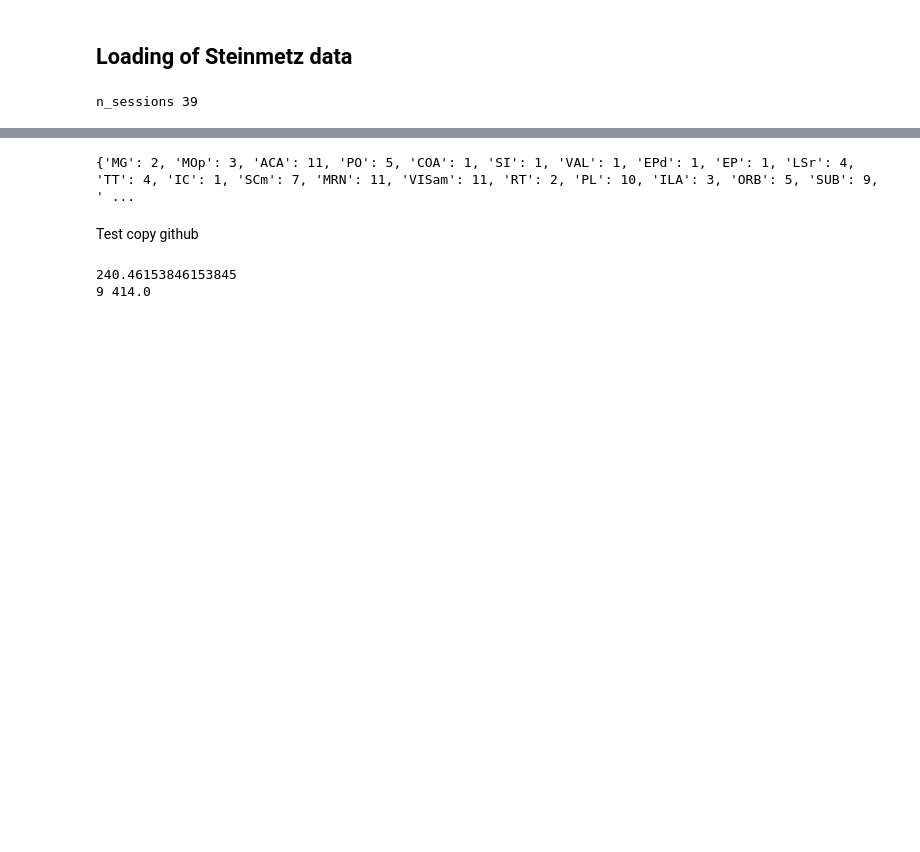
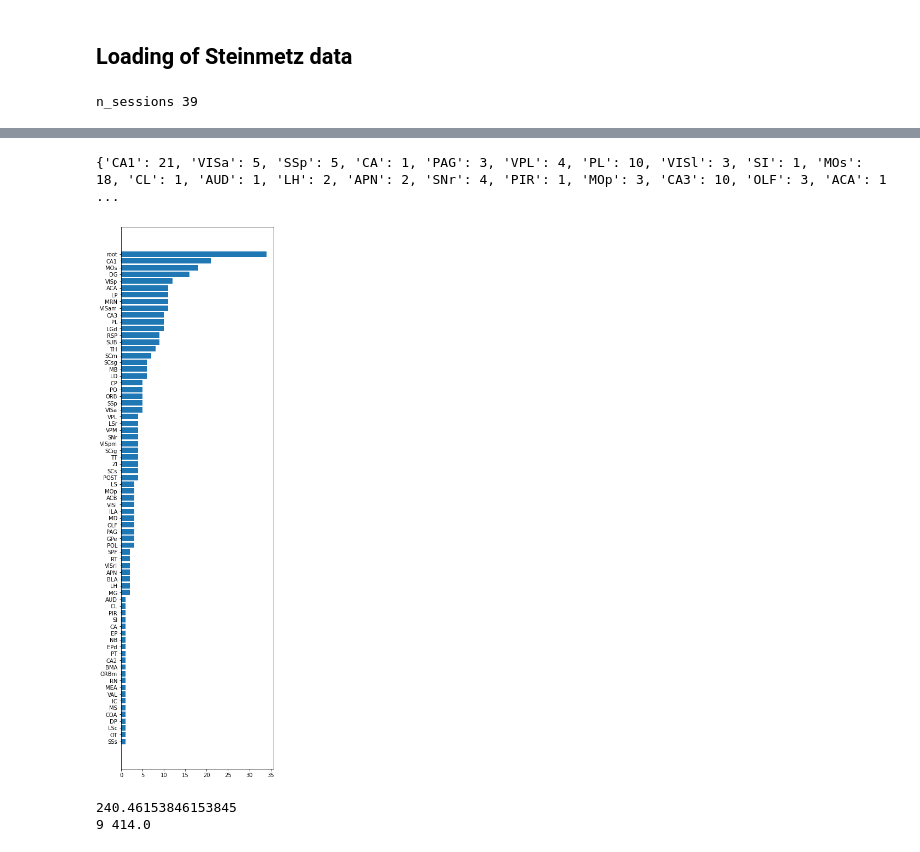
Before and after one commit to cedricfoucault/scarletbutterfly, a Jupyter notebook: scarletbutterfly_decoding_steinmetz.ipynb, the cells around one changed output, grey strips where cells are left out. Saved outputs shown, nothing was run; the diff lists cells and outputs as text; code cells hidden in the pictures; blank space fills up the shorter version.

```diff
--- a/scarletbutterfly_decoding_steinmetz.ipynb
+++ b/scarletbutterfly_decoding_steinmetz.ipynb
@@ -89,25 +89,38 @@ for i_session in range(n_sessions):
 # %%
 #Extracting brain areas:
 brain_areas = set()
 
 for i in range(n_sessions):
   brain_areas.update(filtered_data[i]['brain_area'])
 
 
 #Let's focus on subcortical brain areas as they appear to experience a spike
 #Basal ganglia, midbrain
 basal_ganglia = ["ACB", "CP", "GPe", "LS", "LSc", "LSr", "MS", "OT", "SNr", "SI"]
 midbrain = ["APN", "IC", "MB", "MRN", "NB", "PAG", "RN", "SCs", "SCm", "SCig", "SCsg", "ZI"]
 
 count_dict = {area:0 for area in brain_areas}
 
 for i in range(n_sessions):
   for area in set(filtered_data[i]['brain_area']):
       count_dict[area] += 1
 
 print(count_dict)
+areas = list(count_dict.keys())
+count_sessions_per_areas = np.array(list(count_dict.values()))
+sorted_indices = np.argsort(count_sessions_per_areas)
+areas = [ areas[i] for i in sorted_indices ]
+count_sessions_per_areas = count_sessions_per_areas[sorted_indices]
+y_bars = np.arange(len(areas))
+fig = plt.figure(figsize=(5., len(y_bars) / 4))
+ax = fig.gca()
+ax.barh(y_bars, count_sessions_per_areas)
+ax.set_yticks(y_bars)
+ax.set_yticklabels(areas)
+plt.show()
 # %% [output]
-{'MG': 2, 'MOp': 3, 'ACA': 11, 'PO': 5, 'COA': 1, 'SI': 1, 'VAL': 1, 'EPd': 1, 'EP': 1, 'LSr': 4, 'TT': 4, 'IC': 1, 'SCm': 7, 'MRN': 11, 'VISam': 11, 'RT': 2, 'PL': 10, 'ILA': 3, 'ORB': 5, 'SUB': 9, ' ...
+{'CA1': 21, 'VISa': 5, 'SSp': 5, 'CA': 1, 'PAG': 3, 'VPL': 4, 'PL': 10, 'VISl': 3, 'SI': 1, 'MOs': 18, 'CL': 1, 'AUD': 1, 'LH': 2, 'APN': 2, 'SNr': 4, 'PIR': 1, 'MOp': 3, 'CA3': 10, 'OLF': 3, 'ACA': 1 ...
+[figure, added]
 # %%
 # groupings of brain regions
 regions = ["vis ctx", "thal", "hipp", "other ctx", "midbrain", "basal ganglia", "cortical subplate", "other"]
@@ -130,6 +137,4 @@ import matplotlib.pyplot as plt
 for i in range(n_sessions):
   plt.hist(filtered_data[i]['brain_area'])
   plt.show()
-# %% [markdown]
-Test copy github
 # %%
```
Also changed, not shown: parts of 22 cells of this notebook.
